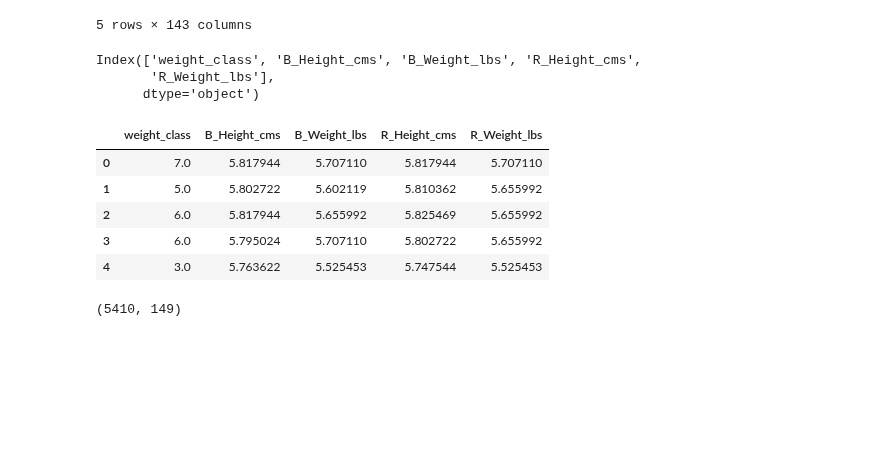
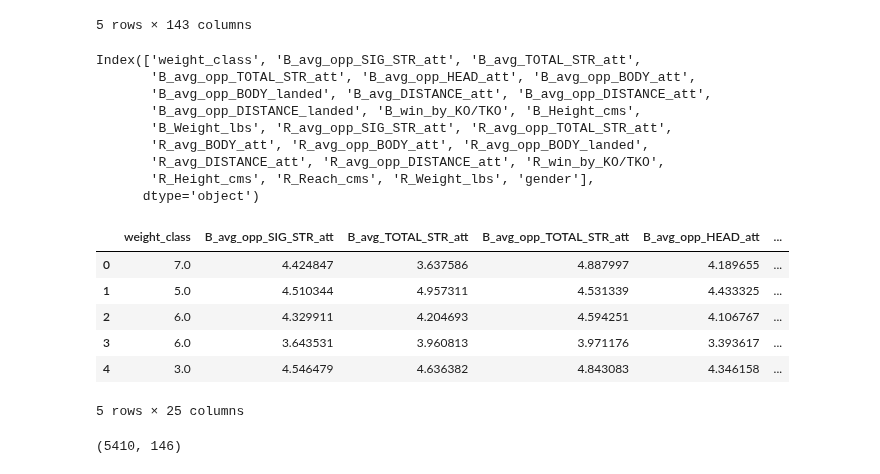
Before and after one commit to breadworshipper/TK-Kasdad, a Jupyter notebook: Preprocessing/kombinasi4.ipynb, the cells around one changed output. Cells and saved outputs as stored; diff of their text form; code cells hidden in the pictures; blank space fills up the shorter version.

```diff
--- a/Preprocessing/kombinasi4.ipynb
+++ b/Preprocessing/kombinasi4.ipynb
@@ -86,7 +86,7 @@ df_test_imputed_number = imputer.fit_transform(df_test_number)
 df_test_imputed_number = pd.DataFrame(df_test_imputed_number, columns=df_test_number.columns)
 # %%
 # Drop R_fighter, B_fighter, Referee, location, and date
-df_object = df_object.drop(['R_fighter', 'B_fighter', 'Referee', 'location', 'date'], axis=1)
+df_object = df_object.drop(['R_fighter', 'B_fighter', 'Referee', 'location', 'date', 'Winner'], axis=1)
 df_test_object = df_test_object.drop(['R_fighter', 'B_fighter', 'Referee', 'location', 'date'], axis=1)
 # %%
 # Combine df_object and df_imputed_number
@@ -320,31 +320,38 @@ df.to_csv('../Without Feature Selection/UFC_kombinasi45_wt_featureselection.csv'
 # %%
 from sklearn.feature_selection import SelectKBest, f_regression
 # Perform feature selection using SelectKBest
-selector = SelectKBest(k=5, score_func=f_regression)
+selector = SelectKBest(k=25, score_func=f_regression)
 X = df.drop('B_Reach_cms', axis=1)
 y = df['B_Reach_cms']
 X_selected = selector.fit_transform(X, y)
 
 # Get the selected feature names
 selected_feature_names = X.columns[selector.get_support()]
 print(selected_feature_names)
 # Create a new dataframe with only the selected features
 df_selected = pd.DataFrame(X_selected, columns=selected_feature_names)
 df_selected.head()
 # %% [output]
-Index(['weight_class', 'B_Height_cms', 'B_Weight_lbs', 'R_Height_cms',
-       'R_Weight_lbs'],
+Index(['weight_class', 'B_avg_opp_SIG_STR_att', 'B_avg_TOTAL_STR_att',
+       'B_avg_opp_TOTAL_STR_att', 'B_avg_opp_HEAD_att', 'B_avg_opp_BODY_att',
+       'B_avg_opp_BODY_landed', 'B_avg_DISTANCE_att', 'B_avg_opp_DISTANCE_att',
+       'B_avg_opp_DISTANCE_landed', 'B_win_by_KO/TKO', 'B_Height_cms',
+       'B_Weight_lbs', 'R_avg_opp_SIG_STR_att', 'R_avg_opp_TOTAL_STR_att',
+       'R_avg_BODY_att', 'R_avg_opp_BODY_att', 'R_avg_opp_BODY_landed',
+       'R_avg_DISTANCE_att', 'R_avg_opp_DISTANCE_att', 'R_win_by_KO/TKO',
+       'R_Height_cms', 'R_Reach_cms', 'R_Weight_lbs', 'gender'],
       dtype='object')
-|  | weight_class | B_Height_cms | B_Weight_lbs | R_Height_cms | R_Weight_lbs |
-| 0 | 7.0 | 5.817944 | 5.707110 | 5.817944 | 5.707110 |
-| 1 | 5.0 | 5.802722 | 5.602119 | 5.810362 | 5.655992 |
-| 2 | 6.0 | 5.817944 | 5.655992 | 5.825469 | 5.655992 |
-| 3 | 6.0 | 5.795024 | 5.707110 | 5.802722 | 5.655992 |
-| 4 | 3.0 | 5.763622 | 5.525453 | 5.747544 | 5.525453 |
+|  | weight_class | B_avg_opp_SIG_STR_att | B_avg_TOTAL_STR_att | B_avg_opp_TOTAL_STR_att | B_avg_opp_HEAD_att | ... |
+| 0 | 7.0 | 4.424847 | 3.637586 | 4.887997 | 4.189655 | ... |
+| 1 | 5.0 | 4.510344 | 4.957311 | 4.531339 | 4.433325 | ... |
+| 2 | 6.0 | 4.329911 | 4.204693 | 4.594251 | 4.106767 | ... |
+| 3 | 6.0 | 3.643531 | 3.960813 | 3.971176 | 3.393617 | ... |
+| 4 | 3.0 | 4.546479 | 4.636382 | 4.843083 | 4.346158 | ... |
+5 rows × 25 columns
 # %%
 print(df.shape)
 # %% [output]
-(5410, 149)
+(5410, 146)
 # %%
 df_selected['B_Reach_cms'] = y
 # %%
```
Also changed, not shown: parts of 4 cells of this notebook, 18 other files.
